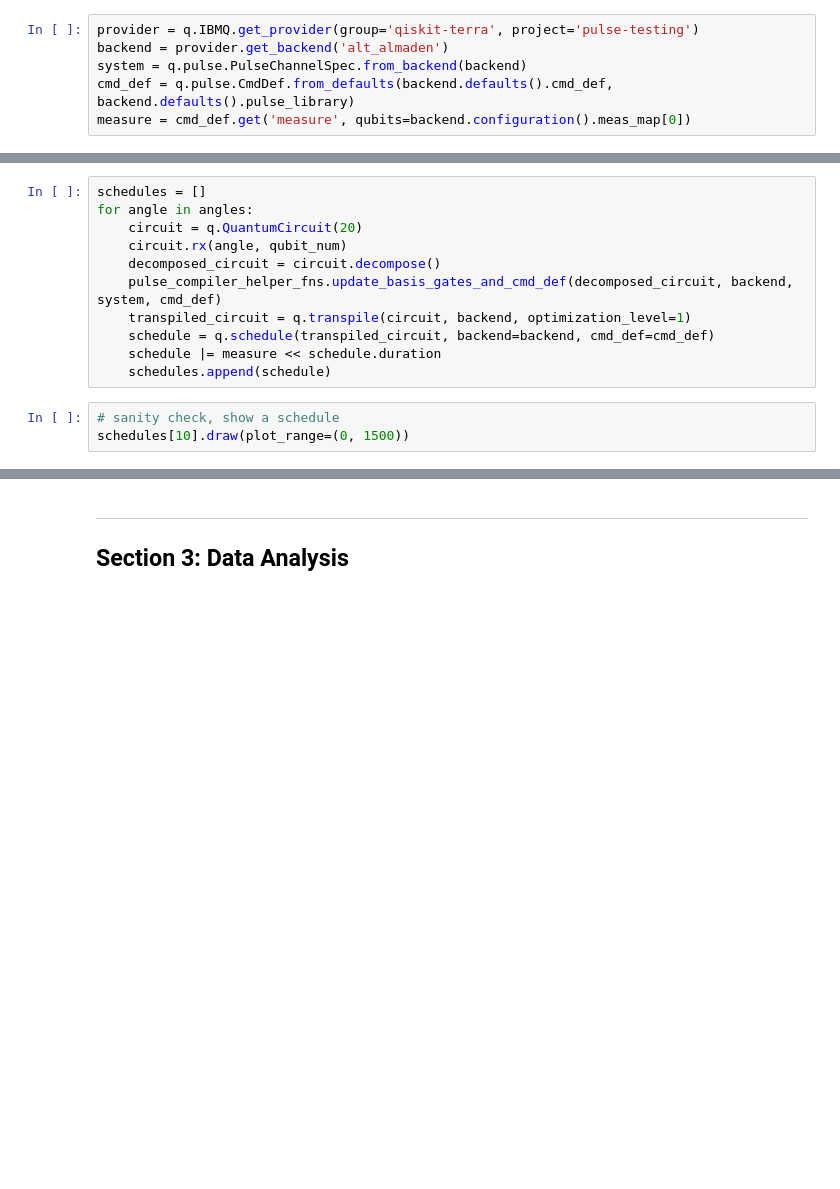
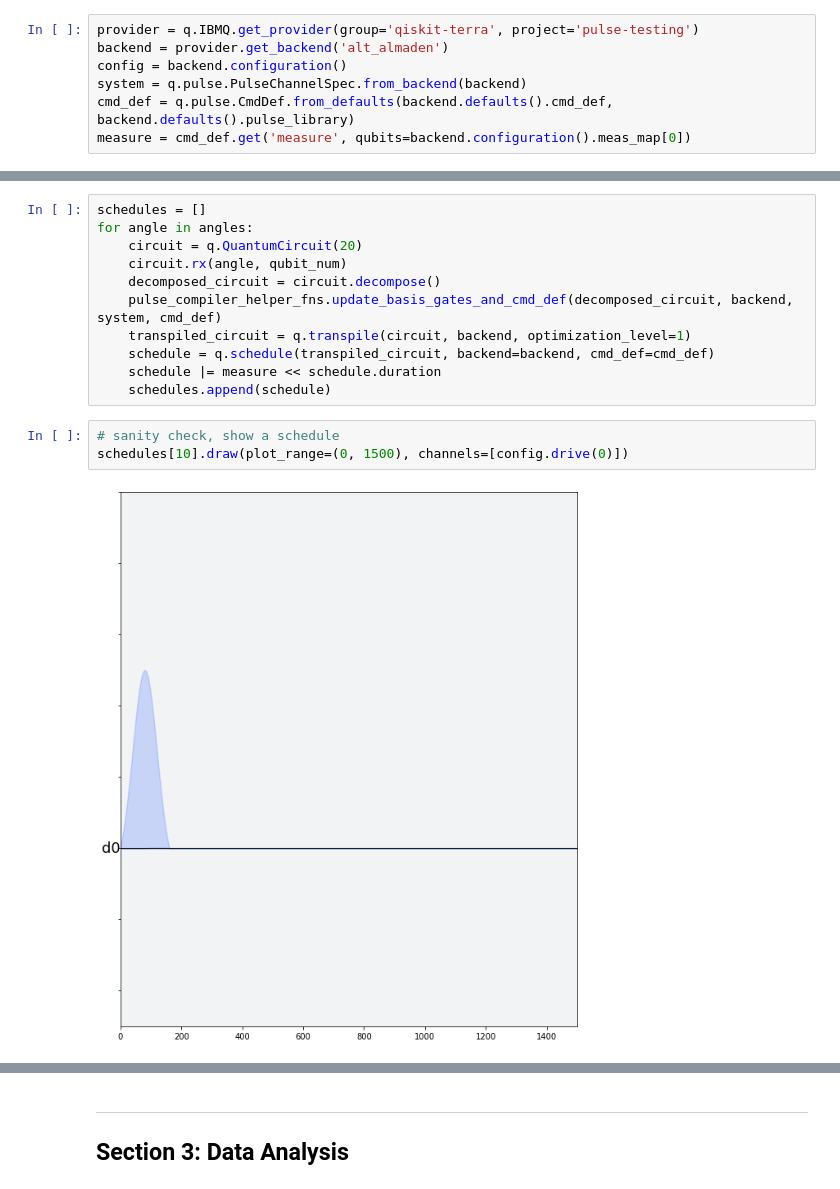
Before and after one commit to singular-value/optimizations_via_openpulse, a Jupyter notebook: RX_Gates.ipynb, the cells around one changed output, grey strips where cells are left out. Cells and saved outputs as stored; diff of their text form; blank space fills up the shorter version.

```diff
--- a/RX_Gates.ipynb
+++ b/RX_Gates.ipynb
@@ -69,6 +82,7 @@ q.IBMQ.providers()    # List all available providers
 # %%
 provider = q.IBMQ.get_provider(group='qiskit-terra', project='pulse-testing')
 backend = provider.get_backend('alt_almaden')
+config = backend.configuration()
 system = q.pulse.PulseChannelSpec.from_backend(backend)
 cmd_def = q.pulse.CmdDef.from_defaults(backend.defaults().cmd_def, backend.defaults().pulse_library)
 measure = cmd_def.get('measure', qubits=backend.configuration().meas_map[0])
@@ -89,7 +107,9 @@ for angle in angles:
     schedules.append(schedule)
 # %%
 # sanity check, show a schedule
-schedules[10].draw(plot_range=(0, 1500))
+schedules[10].draw(plot_range=(0, 1500), channels=[config.drive(0)])
+# %% [output]
+[figure, added]
 # %%
 shots = 1000
 direct_job = q.execute(schedules, backend=backend, shots=shots)
```
Also changed, not shown: parts of 12 cells of this notebook, 1 other file.
